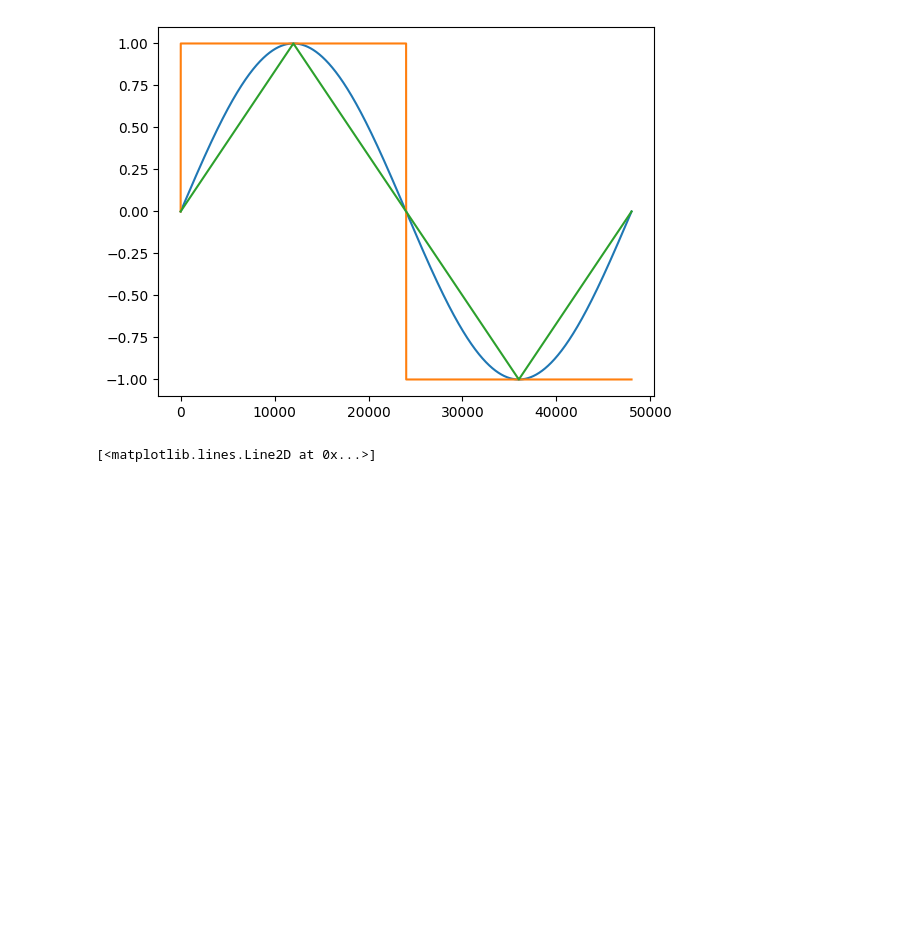
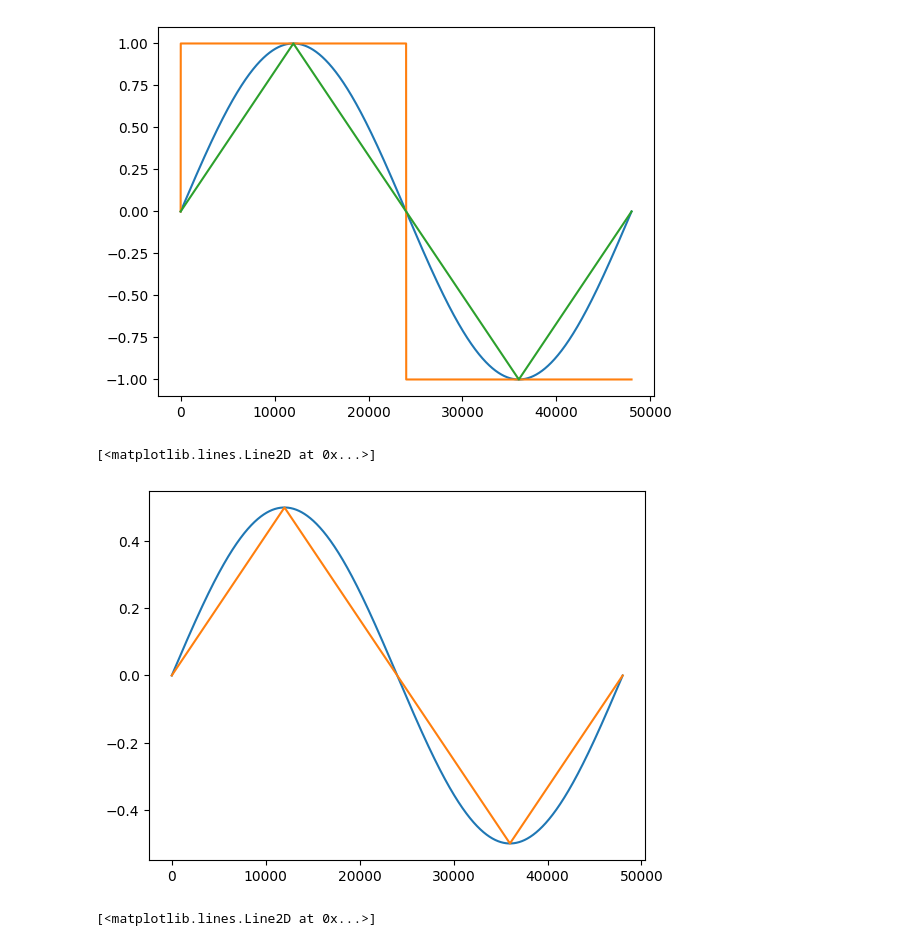
Before and after one commit to jperson4/AUDIO, a Jupyter notebook: pruebas/signal.ipynb, the cells around one changed output. Cells and saved outputs as stored; diff of their text form; code cells hidden in the pictures; blank space fills up the shorter version.

Commit message:
hacer que Signal * Float devuelva Signal

```diff
--- a/pruebas/signal.ipynb
+++ b/pruebas/signal.ipynb
@@ -26,6 +26,15 @@ plt.plot(t.next(SRATE))
 # %% [output]
 [<matplotlib.lines.Line2D at 0x...>]
 [figure]
+# %%
+# podemos operar señales con ints/floats o con otras señales
+s = Sine(C(1)) / 2
+t = Triangle(C(1)) * C(0.5)
+plt.plot(s.next(SRATE))
+plt.plot(t.next(SRATE))
+# %% [output]
+[<matplotlib.lines.Line2D at 0x...>]
+[figure, added]
 # %%
 g = Function(np.sin, X(pow=C(2)) - C(.1))
 f = Function(np.arcsin, g) * C(2)
```
Also changed, not shown: 2 other files.
